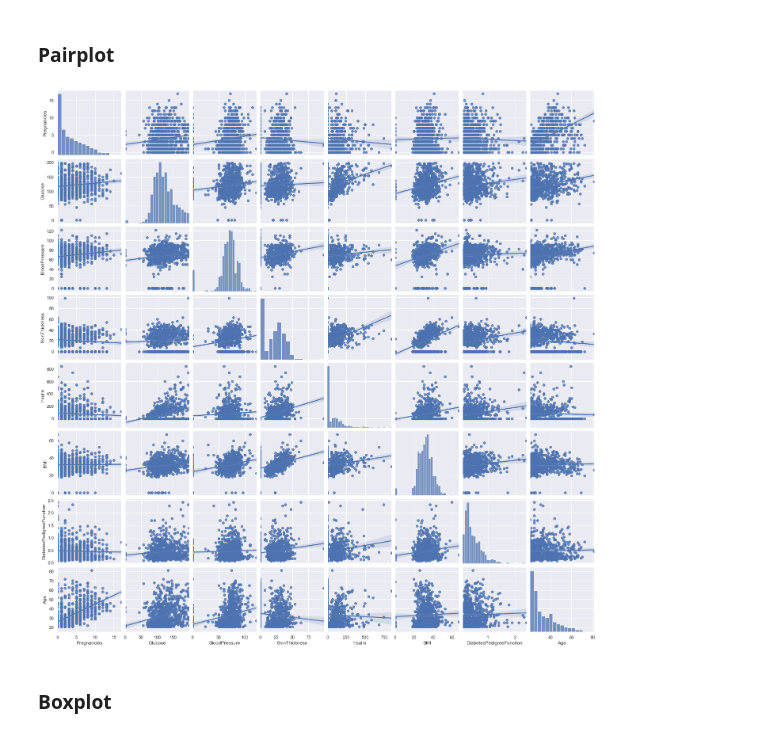
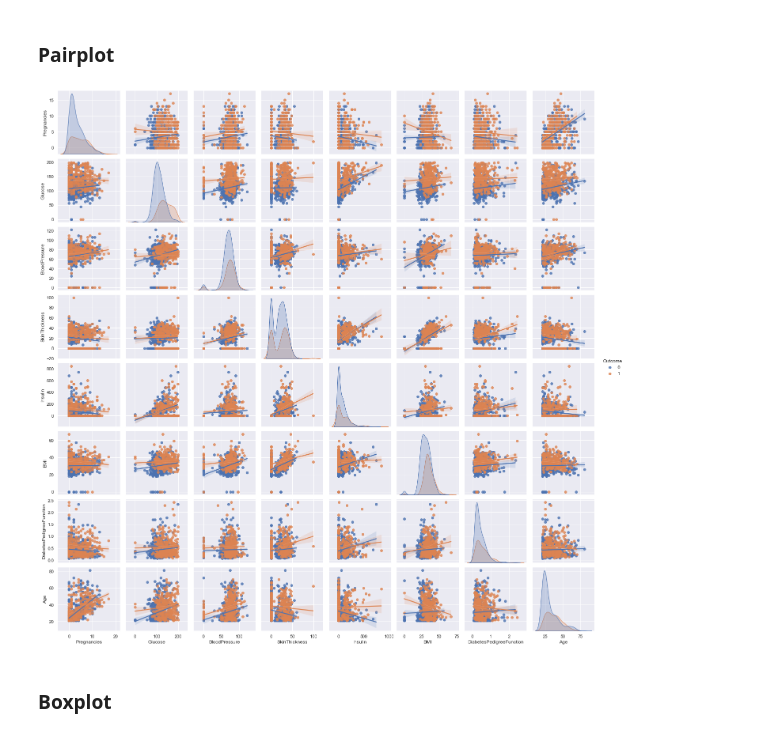
Before and after one commit to moesmatheus/Analise-Preditiva-Avancada-MBA, a Jupyter notebook: Análise Exploratória.ipynb, the cells around one changed output. Drawn from its saved outputs; the diff is of its cells as text; code cells hidden in the pictures.

```diff
--- a/Análise Exploratória.ipynb
+++ b/Análise Exploratória.ipynb
@@ -149,11 +152,11 @@ for i in df.columns:
 # %% [markdown]
 ### Pairplot
 # %%
-sns.pairplot(df.drop('Outcome', axis = 1), kind='reg')
+sns.pairplot(df, kind='reg', hue = 'Outcome')
 
 plt.show()
 # %% [output]
-[figure, old version]
+[figure, new version]
 # %% [markdown]
 ### Boxplot
 # %%
```
Also changed, not shown: parts of 11 cells of this notebook, 3 other files.
